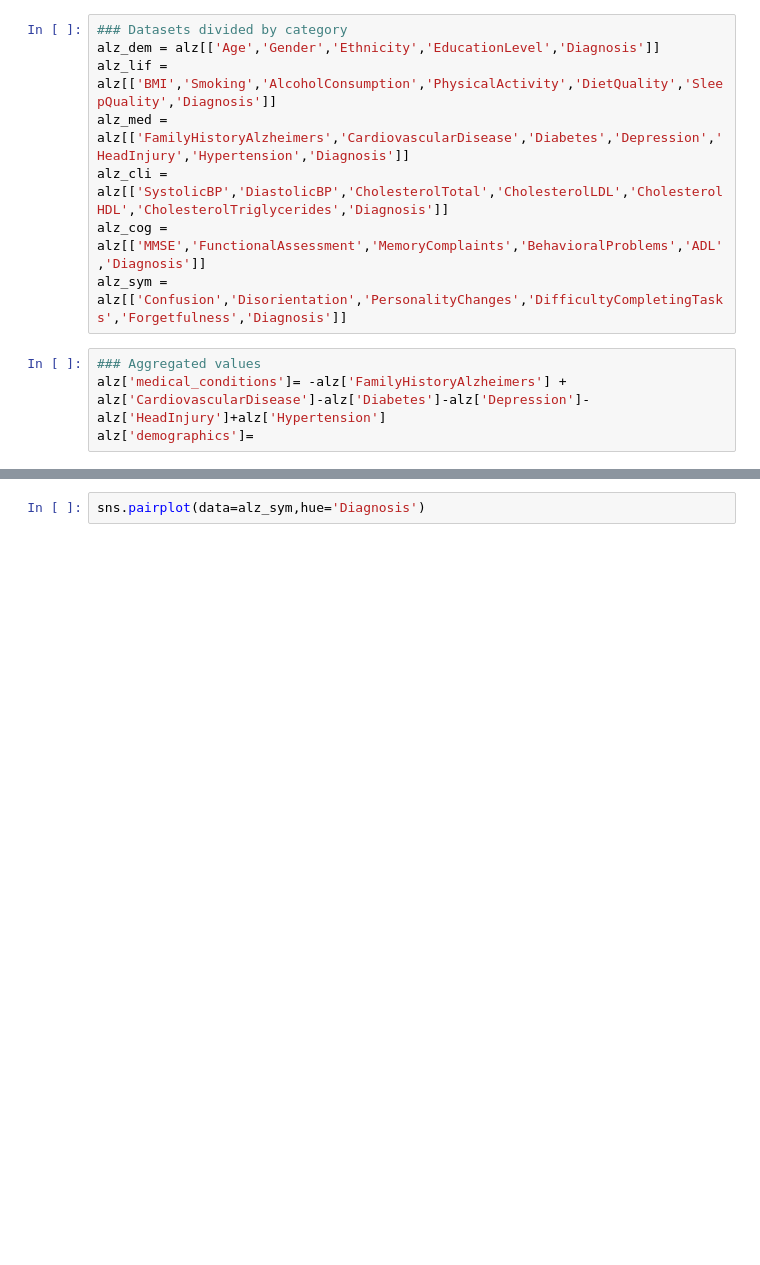
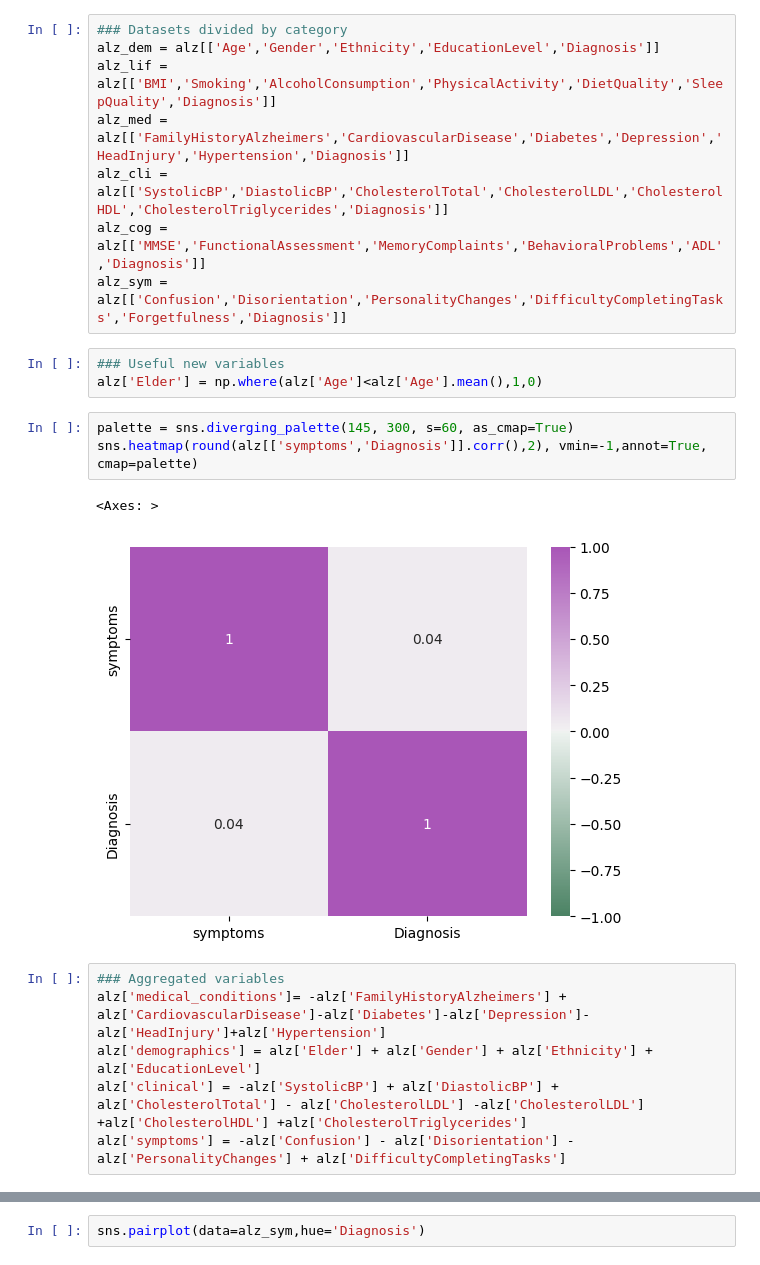
Before and after one commit to RauGarGom/ml_alzheimer_class, a Jupyter notebook: notebooks/class_model_2.ipynb, the cells around one changed output, grey strips where cells are left out. Saved outputs shown, nothing was run; the diff lists cells and outputs as text; blank space fills up the shorter version.

```diff
--- a/notebooks/class_baseline_model copy.ipynb
+++ b/notebooks/class_model_2.ipynb
@@ -67,9 +77,20 @@ alz_med = alz[['FamilyHistoryAlzheimers','CardiovascularDisease','Diabetes','Dep
 alz_cli = alz[['SystolicBP','DiastolicBP','CholesterolTotal','CholesterolLDL','CholesterolHDL','CholesterolTriglycerides','Diagnosis']]
 alz_cog = alz[['MMSE','FunctionalAssessment','MemoryComplaints','BehavioralProblems','ADL','Diagnosis']]
 alz_sym = alz[['Confusion','Disorientation','PersonalityChanges','DifficultyCompletingTasks','Forgetfulness','Diagnosis']]
+# %%
+### Useful new variables
+alz['Elder'] = np.where(alz['Age']<alz['Age'].mean(),1,0)
+# %%
+palette = sns.diverging_palette(145, 300, s=60, as_cmap=True)
+sns.heatmap(round(alz[['symptoms','Diagnosis']].corr(),2), vmin=-1,annot=True, cmap=palette)
+# %% [output]
+<Axes: >
+[figure, added]
 # %%
-### Aggregated values
+### Aggregated variables
 alz['medical_conditions']= -alz['FamilyHistoryAlzheimers'] + alz['CardiovascularDisease']-alz['Diabetes']-alz['Depression']-alz['HeadInjury']+alz['Hypertension']
-alz['demographics']=
+alz['demographics'] = alz['Elder'] + alz['Gender'] + alz['Ethnicity'] + alz['EducationLevel']
+alz['clinical'] = -alz['SystolicBP'] + alz['DiastolicBP'] + alz['CholesterolTotal'] - alz['CholesterolLDL'] -alz['CholesterolLDL'] +alz['CholesterolHDL'] +alz['CholesterolTriglycerides']
+alz['symptoms'] = -alz['Confusion'] - alz['Disorientation'] - alz['PersonalityChanges'] + alz['DifficultyCompletingTasks']
 # %%
 palette = sns.diverging_palette(145, 300, s=60, as_cmap=True)
```
Also changed, not shown: parts of 17 cells of this notebook, 4 other files.
